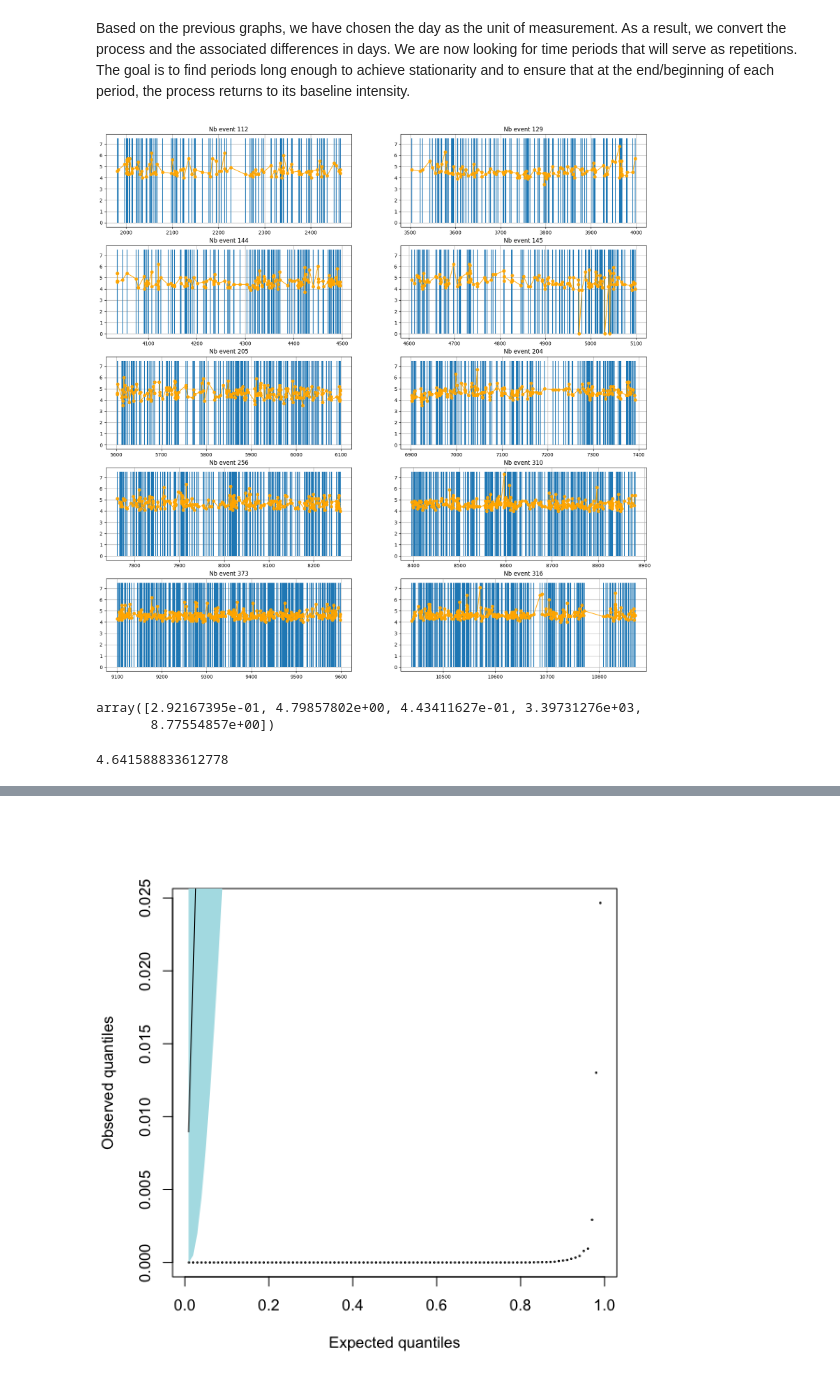
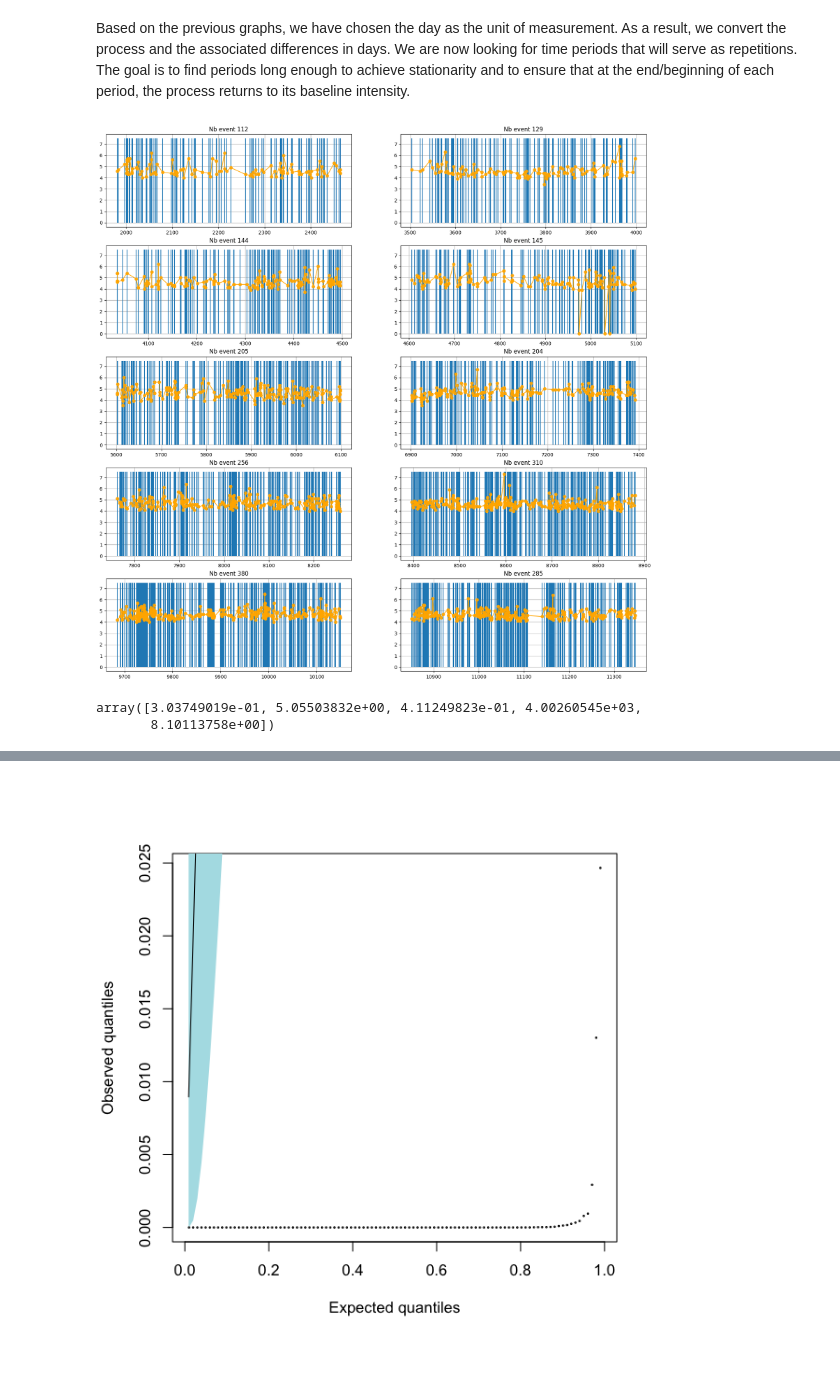
Before and after one commit to Msadeler/marked_exp_hawkes, a Jupyter notebook: example.ipynb, the cells around one changed output, grey strips where cells are left out. Drawn from its saved outputs; the diff is of its cells as text; code cells hidden in the pictures.

```diff
--- a/example.ipynb
+++ b/example.ipynb
@@ -326,18 +326,18 @@ scale = 60*60*24
 
 df['day_diff'] = df['datetime'].apply(lambda x : (x-datetime.datetime(1990, 1,1, 0,0,0)).total_seconds()/scale )
 # %%
-period = np.array([ [1980, 2480], [3500, 4000], [4000,4500], [4600,5100], [5600, 6100], [6900, 7400], [7760, 8260], [8380, 8880], [9100, 9600], [10380,10870], [10600,11100]])
+period = np.array([ [1980, 2480], [3500, 4000], [4000,4500], [4600,5100], [5600, 6100], [6900, 7400], [7760, 8260], [8380, 8880], [9680, 10150], [10850,11350]])
 
 fix, ax = plt.subplots( 5,2 , figsize=(20,20))
 
 for k in range(10):
     i,j = k // 2, k%2
     selected_event = df.loc[ (df.day_diff<=period[k,1]) &  (period[k,0] <= df.day_diff), : ]
     ax[i,j].vlines(selected_event['day_diff'].tolist(), ymin=0, ymax=7.5)
     ax[i,j].set_title(f'Nb event {len(selected_event)}')
     ax[i,j].plot( selected_event['day_diff'].tolist() , selected_event['magnitudo'].tolist(), color='orange', marker='o',alpha = 0.9)
 # %% [output]
-[figure, old version]
+[figure, new version]
 # %%
 ## test Hawkes
 
@@ -363,10 +363,6 @@ learner_marked_hawkes = estimator_unidim_multi_rep(mark = True,
 
 learner_marked_hawkes.fit(tlist_marked, max_time=True)
 # %% [output]
-array([2.92167395e-01, 4.79857802e+00, 4.43411627e-01, 3.39731276e+03,
-       8.77554857e+00])
+array([3.03749019e-01, 5.05503832e+00, 4.11249823e-01, 4.00260545e+03,
+       8.10113758e+00])
-# %%
-10**(2/3)
-# %% [output]
-4.641588833612778
 # %%
```
Also changed, not shown: parts of 2 cells of this notebook.
